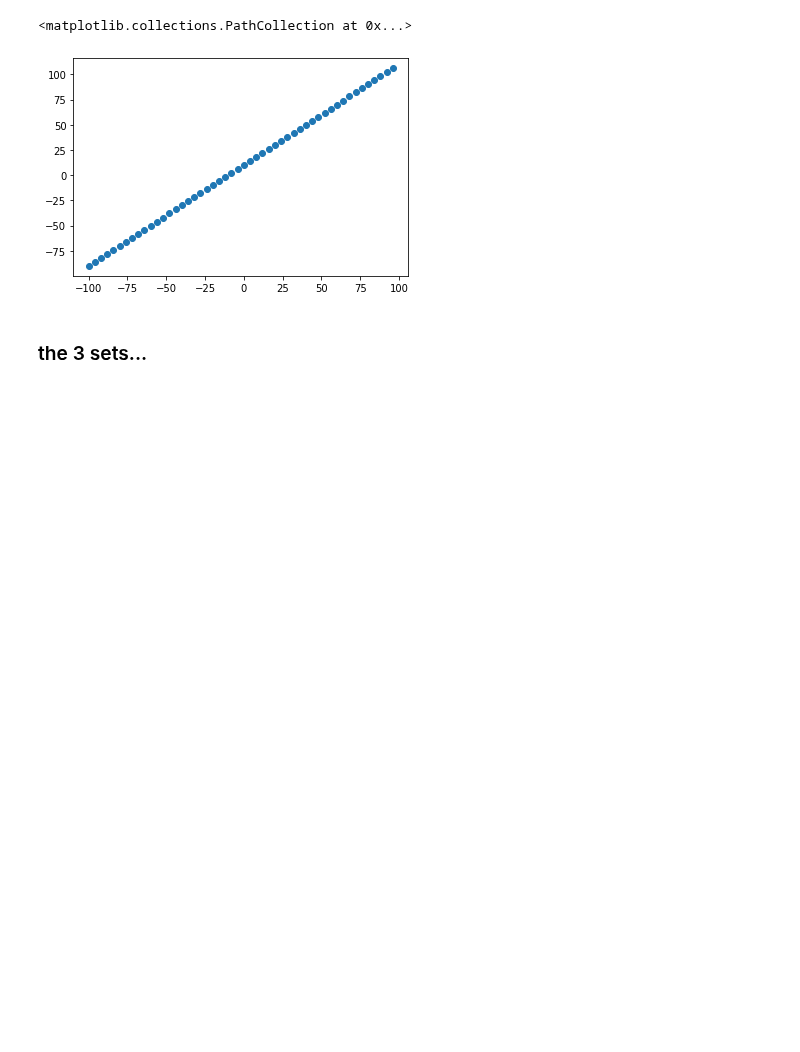
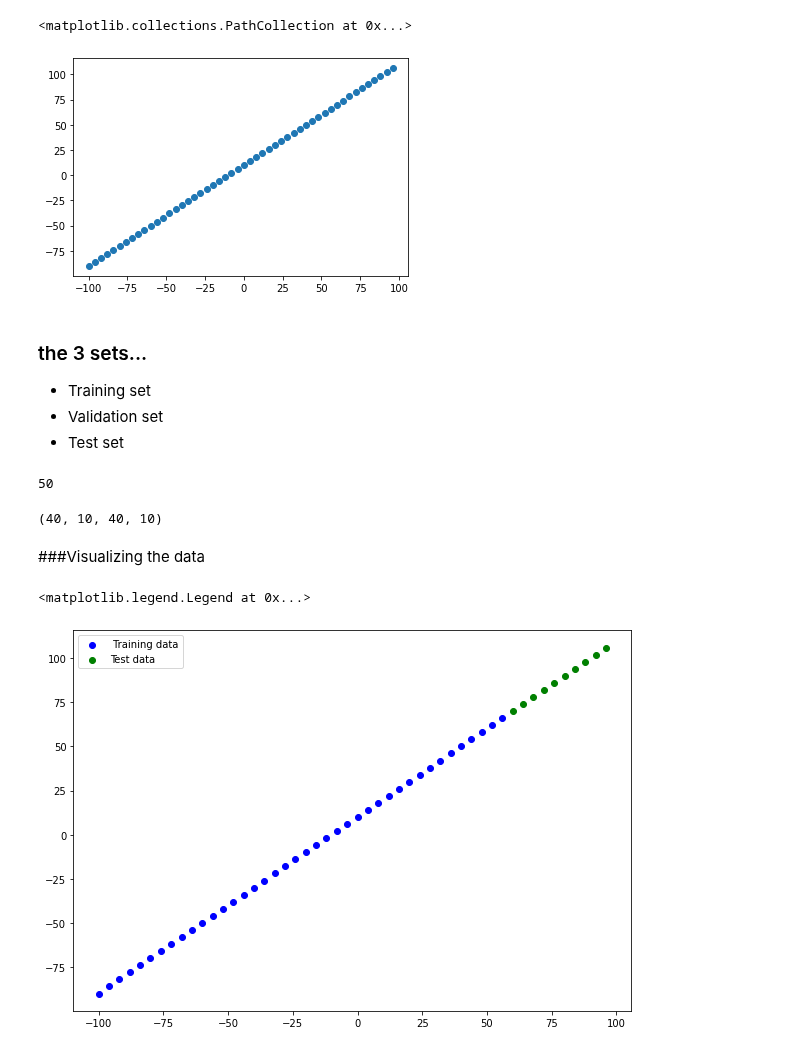
Before and after one commit to Nazhan99/Tensorflow_notes, a Jupyter notebook: 01_Neural_Network_Regression.ipynb, the cells around one changed output. Saved outputs shown, nothing was run; the diff lists cells and outputs as text; code cells hidden in the pictures; blank space fills up the shorter version.

```diff
--- a/01_Neural_Network_Regression.ipynb
+++ b/01_Neural_Network_Regression.ipynb
@@ -217,3 +217,35 @@ plt.scatter(X,y)
 [figure]
 # %% [markdown]
 ### the 3 sets...
+* Training set
+* Validation set
+* Test set
+# %%
+#check the length the set
+len(X)
+# %% [output]
+50
+# %%
+#Split the data into train set
+X_Train =X[:40] #first 40  of the data train set
+y_Train=y[:40]
+
+X_Test= X[40:] #last 40 of the data test set
+y_Test=y[40:]
+
+len(X_Train), len(X_Test), len(y_Train), len(y_Test)
+# %% [output]
+(40, 10, 40, 10)
+# %% [markdown]
+###Visualizing the data
+# %%
+plt.figure(figsize=(10,7))
+
+#plot the training data in blue
+plt.scatter(X_Train, y_Train, c="b", label=" Training data")
+
+plt.scatter(X_Test,y_Test, c="g", label="Test data")
+plt.legend()
+# %% [output]
+<matplotlib.legend.Legend at 0x...>
+[figure, added]
```
